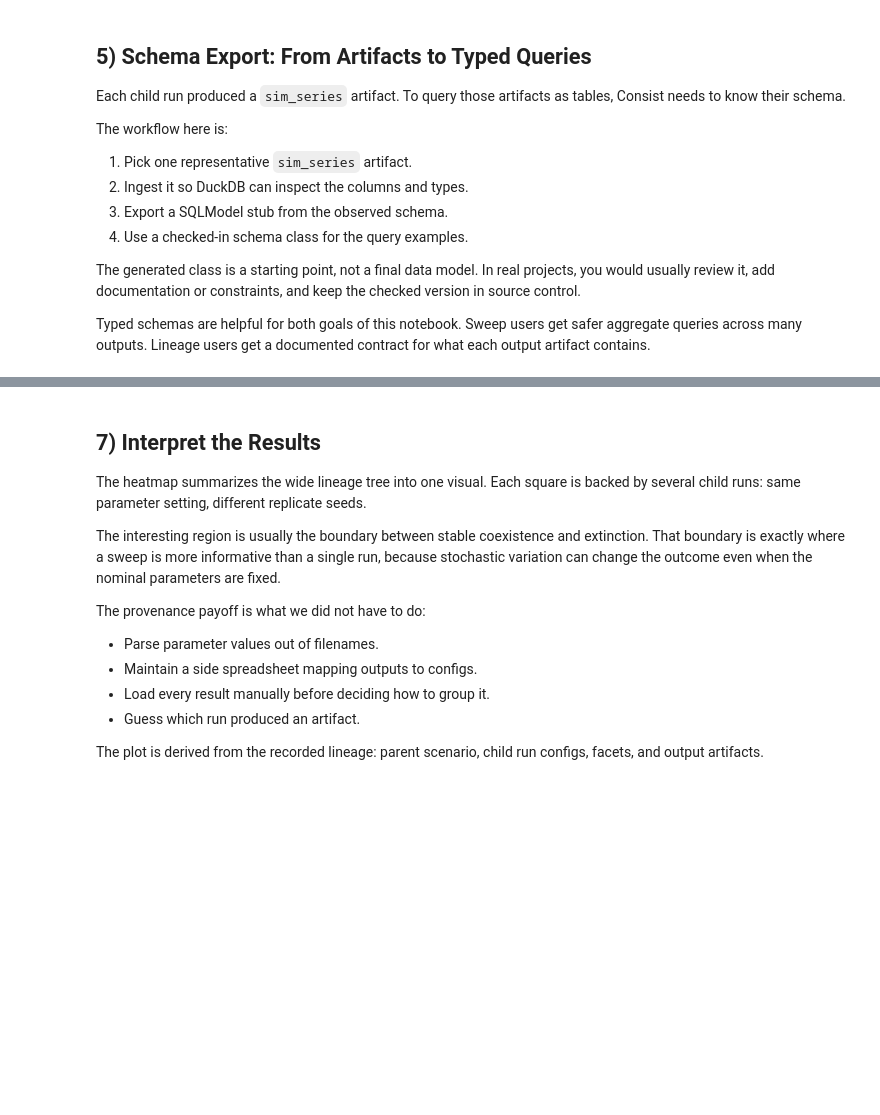
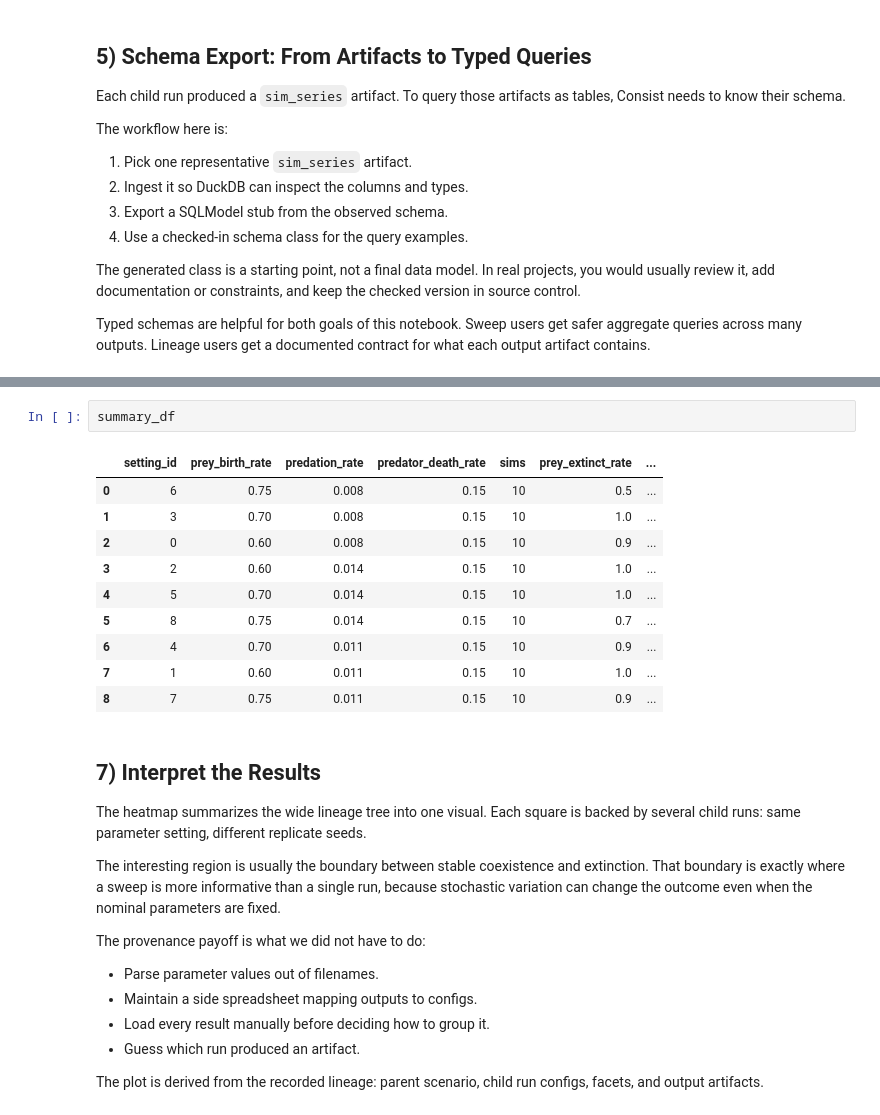
Before and after one commit to LBNL-UCB-STI/consist, a Jupyter notebook: examples/02_parameter_sweep_monte_carlo.ipynb, the cells around one changed output, grey strips where cells are left out. Drawn from its saved outputs; the diff is of its cells as text; blank space fills up the shorter version.

```diff
--- a/examples/02_parameter_sweep_monte_carlo.ipynb
+++ b/examples/02_parameter_sweep_monte_carlo.ipynb
@@ -511,3 +452,16 @@ Hybrid view rows: 22,500 (includes 22,250 from cold storage)
+# %%
+summary_df
+# %% [output]
+|  | setting_id | prey_birth_rate | predation_rate | predator_death_rate | sims | prey_extinct_rate | ... |
+| 0 | 6 | 0.75 | 0.008 | 0.15 | 10 | 0.5 | ... |
+| 1 | 3 | 0.70 | 0.008 | 0.15 | 10 | 1.0 | ... |
+| 2 | 0 | 0.60 | 0.008 | 0.15 | 10 | 0.9 | ... |
+| 3 | 2 | 0.60 | 0.014 | 0.15 | 10 | 1.0 | ... |
+| 4 | 5 | 0.70 | 0.014 | 0.15 | 10 | 1.0 | ... |
+| 5 | 8 | 0.75 | 0.014 | 0.15 | 10 | 0.7 | ... |
+| 6 | 4 | 0.70 | 0.011 | 0.15 | 10 | 0.9 | ... |
+| 7 | 1 | 0.60 | 0.011 | 0.15 | 10 | 1.0 | ... |
+| 8 | 7 | 0.75 | 0.011 | 0.15 | 10 | 0.9 | ... |
 # %% [markdown]
 ## 7) Interpret the Results
 
```
Also changed, not shown: parts of 11 cells of this notebook, 13 other files.
